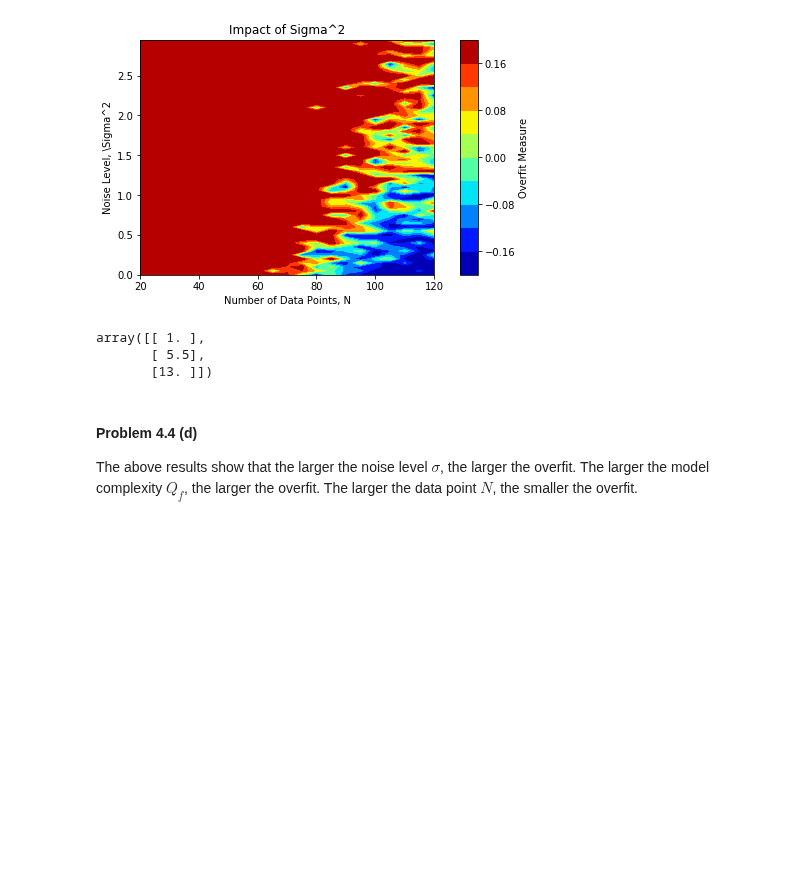
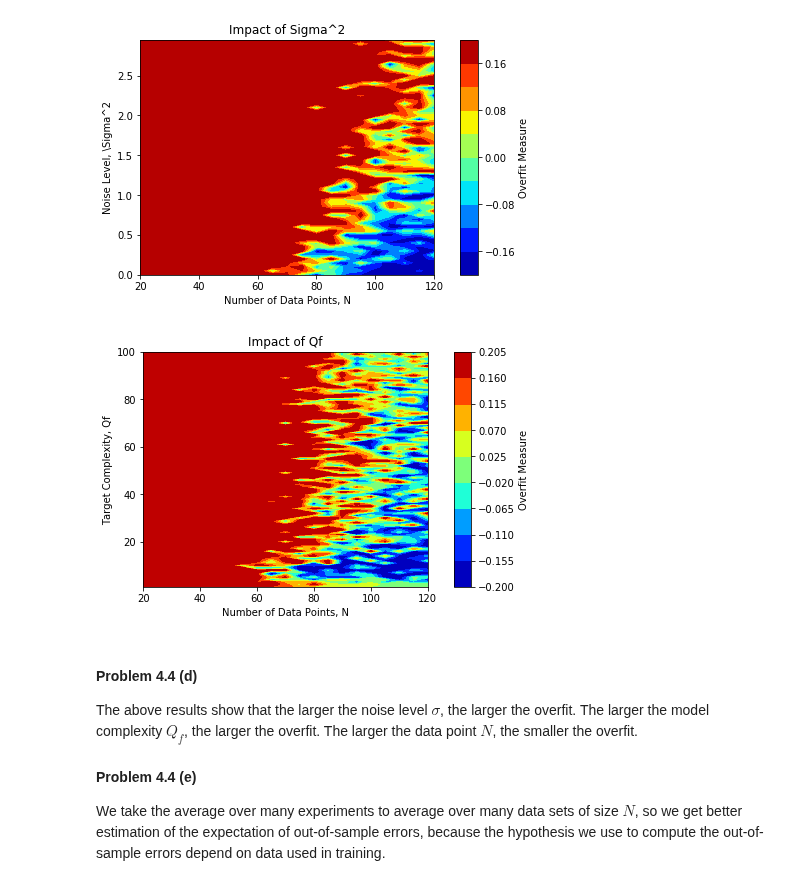
Before and after one commit to niuers/Learning-From-Data-A-Short-Course, a Jupyter notebook: Solutions to Chapter 4 Exercises and Problems.ipynb, the cells around one changed output. Cells and saved outputs as stored; diff of their text form; code cells hidden in the pictures; blank space fills up the shorter version.

Commit message:
Added problem 4.4 (d) part 2

```diff
--- a/Solutions to Chapter 4 Exercises and Problems.ipynb
+++ b/Solutions to Chapter 4 Exercises and Problems.ipynb
@@ -703,11 +703,18 @@ done!
 # %%
 # Calculate the figure 4.3(b)
 print('------ Working on Figure 4.3(b)')
+max_qf = 100
+max_N = 120
+Qfs = np.arange(1, max_qf+1)
+Ns = np.arange(20, max_N+1, 5)
+test_N = 100
+num_exps = 100
 sigma_square = 0.1
+
 N_coords, Qf_coords = np.meshgrid(Qfs, Ns)
 diff_Qfs = np.zeros(Qf_coords.shape)
 print('N_coords: ', N_coords.shape, 'Qf_coords: ', Qf_coords.shape)
-num_exps = 10000
+
 
 i = 0
 for N in Ns:
@@ -796,33 +774,33 @@ CS.cmap.set_over('red')
 # %% [output]
 [figure]
 # %%
+diff_Qfs_raw = np.loadtxt(open("diff_Qfs_raw.csv", "rb"), delimiter=",", skiprows=0)
+diff_Qfs = np.clip(diff_Qfs_raw, -0.2, 0.2)
+
+Qf_coords, N_coords = np.meshgrid(Qfs, Ns) #N is fixed on each row
 origin = 'lower'
 fig1, ax2 = plt.subplots(constrained_layout=True)
-levels = np.arange(-0.2, 0.2+0.01, 0.04) #[-0.2, -0.1, 0, 0.1, 0.2]
-#diff_sigmas = np.clip(diff_sigmas, -0.2, 0.2)
-cmap = cm.get_cmap('rainbow')
-CS = ax2.contourf(N_coords, sigma_coords, diff_Qfs, levels=levels, origin=origin, cmap=cmap)
-#CS = ax2.pcolor(diff_sigmas)
-#ax2.imshow(diff_sigmas, origin=origin, cmap=rvb)
-#CS2 = ax2.contourf(CS, levels= [-0.2, -0.1, 0, 0.1, 0.2], origin=origin, cmap=cmap)
+levels = np.arange(-0.2, 0.2+0.01, 0.045)
+cmap = cm.get_cmap('jet')
+CS = ax2.contourf(N_coords, Qf_coords, diff_Qfs, levels=levels, origin=origin, cmap=cmap)
 ax2.set_title('Impact of Qf')
 ax2.set_xlabel('Number of Data Points, N')
 ax2.set_ylabel('Target Complexity, Qf')
 
 # Make a colorbar for the ContourSet returned by the contourf call.
 cbar = fig1.colorbar(CS)
 cbar.ax.set_ylabel('Overfit Measure')
-# Add the contour line levels to the colorbar
-#cbar.add_lines(CS)
 CS.cmap.set_under('blue')
 CS.cmap.set_over('red')
 # %% [output]
-array([[ 1. ],
-       [ 5.5],
-       [13. ]])
+[figure, added]
 # %% [markdown]
 #### Problem 4.4 (d)
 The above results show that the larger the noise level $\sigma$, the larger the overfit. The larger the model complexity $Q_f$, the larger the overfit. The larger the data point $N$, the smaller the overfit.
+
+#### Problem 4.4 (e)
+
+We take the average over many experiments to average over many data sets of size $N$, so we get better estimation of the expectation of out-of-sample errors, because the hypothesis we use to compute the out-of-sample errors depend on data used in training.
 # %% [markdown]
 #### Problem 4.5
 
```
Also changed, not shown: parts of 3 cells of this notebook.
